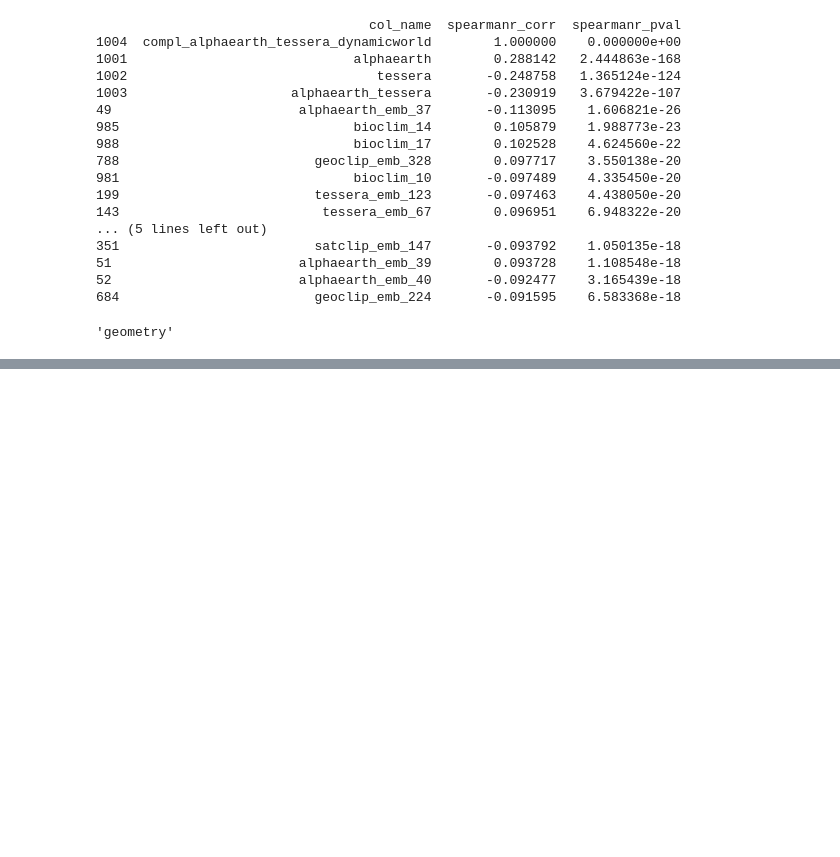
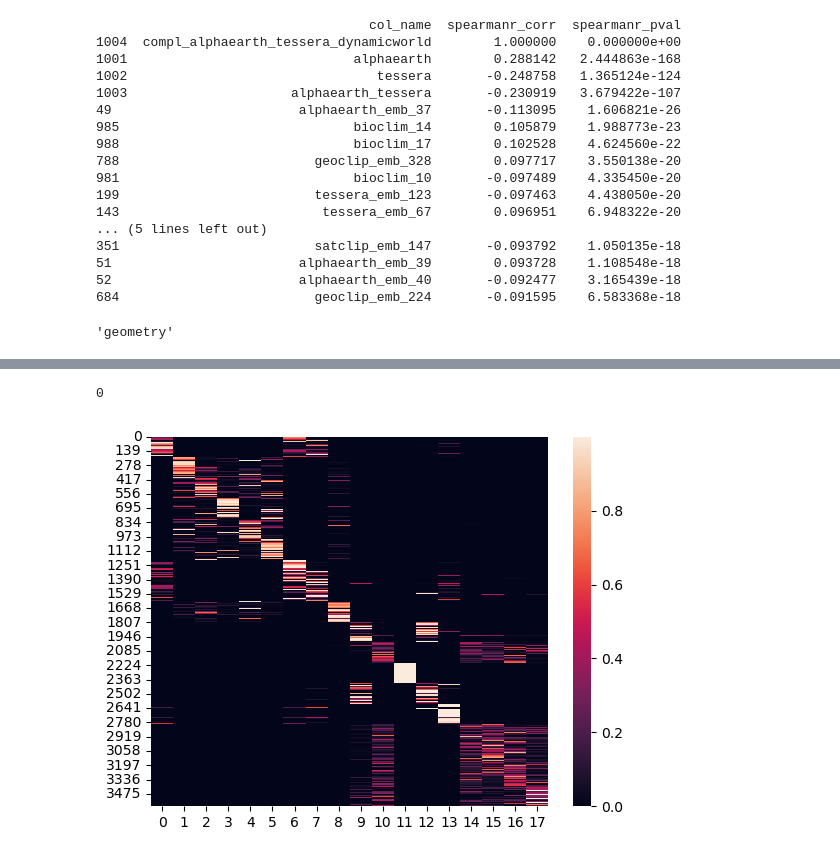
Before and after one commit to WUR-AI/interpret_earth_embeddings, a Jupyter notebook: notebooks/Explain embeddings.ipynb, the cells around one changed output, grey strips where cells are left out. Drawn from its saved outputs; the diff is of its cells as text; code cells hidden in the pictures; blank space fills up the shorter version.

```diff
--- a/notebooks/Explain embeddings.ipynb
+++ b/notebooks/Explain embeddings.ipynb
@@ -1112,0 +1182,6 @@ c
+# %%
+df_all, col_names = du.merge_modalities(parent_folder=data_folder, sample_type='cropharvest',
+                                            modalities=gfm_mods, zscore_embeddings=False)
+
+tmp = ou.get_accuracy_classification(df_all=df_all, col_names=col_names, regressor='geoclip',
+                                      target='label_name', zscore_embeddings=True)
@@ -1112,0 +1213,6 @@ c
+# %%
+sns.heatmap(tmp[3]['predictions'])
+print(np.isclose(tmp[3]['predictions'].sum(axis=1), 0).sum())
+# %% [output]
+0
+[figure, added]
```
Also changed, not shown: parts of 22 cells of this notebook, 2 other files.
